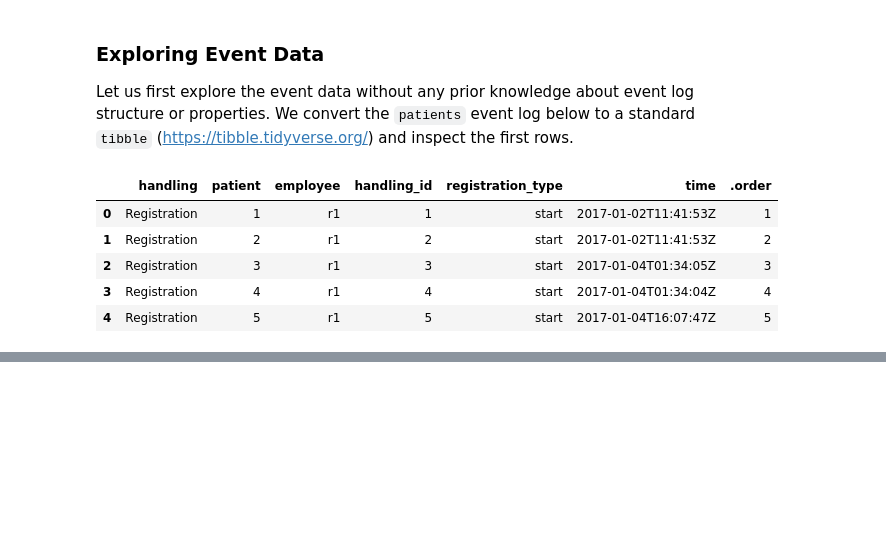
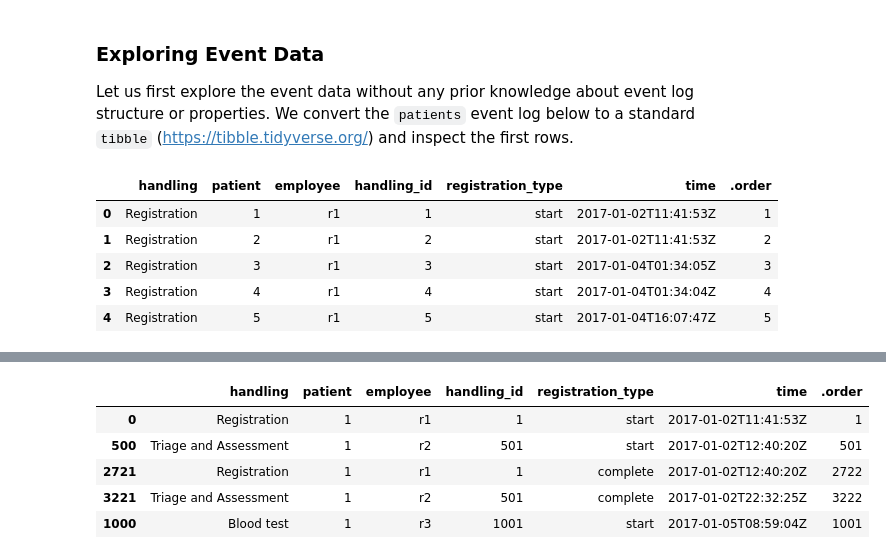
Before and after one commit to fmannhardt/course-applied-processmining, a Jupyter notebook: python/lecture1-eventlogs.ipynb, the cells around one changed output, grey strips where cells are left out. Saved outputs shown, nothing was run; the diff lists cells and outputs as text; code cells hidden in the pictures; blank space fills up the shorter version.

```diff
--- a/python/lecture1-eventlogs.ipynb
+++ b/python/lecture1-eventlogs.ipynb
@@ -75,0 +114,9 @@ patients_sample = patients[patients['time'] < '2017-01-31']
+# %%
+patients.sort_values(['patient', 'time']).head()
+# %% [output]
+|  | handling | patient | employee | handling_id | registration_type | time | .order |
+| 0 | Registration | 1 | r1 | 1 | start | 2017-01-02T11:41:53Z | 1 |
+| 500 | Triage and Assessment | 1 | r2 | 501 | start | 2017-01-02T12:40:20Z | 501 |
+| 2721 | Registration | 1 | r1 | 1 | complete | 2017-01-02T12:40:20Z | 2722 |
+| 3221 | Triage and Assessment | 1 | r2 | 501 | complete | 2017-01-02T22:32:25Z | 3222 |
+| 1000 | Blood test | 1 | r3 | 1001 | start | 2017-01-05T08:59:04Z | 1001 |
```
Also changed, not shown: parts of 9 cells of this notebook, 1 other file.
